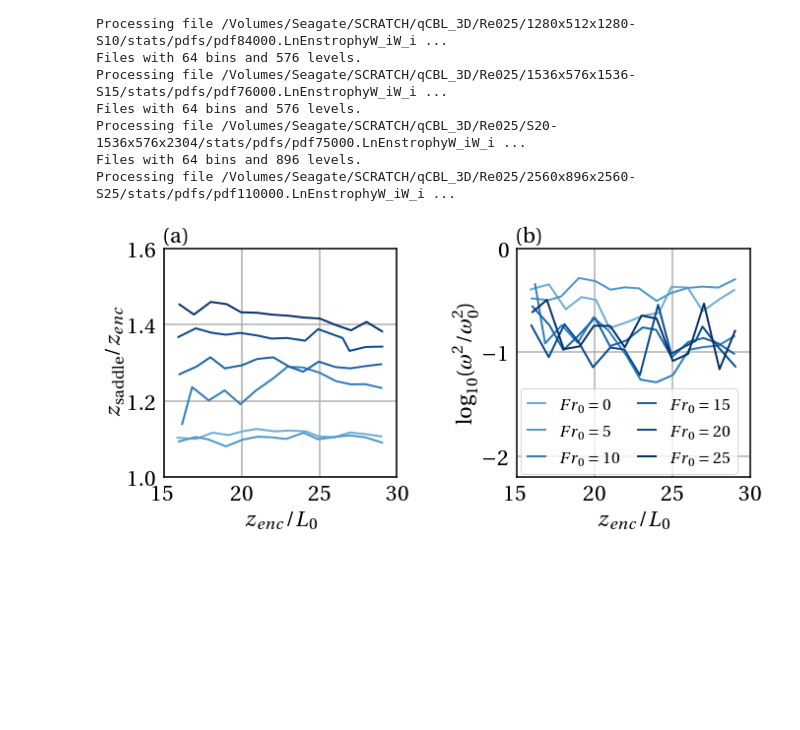
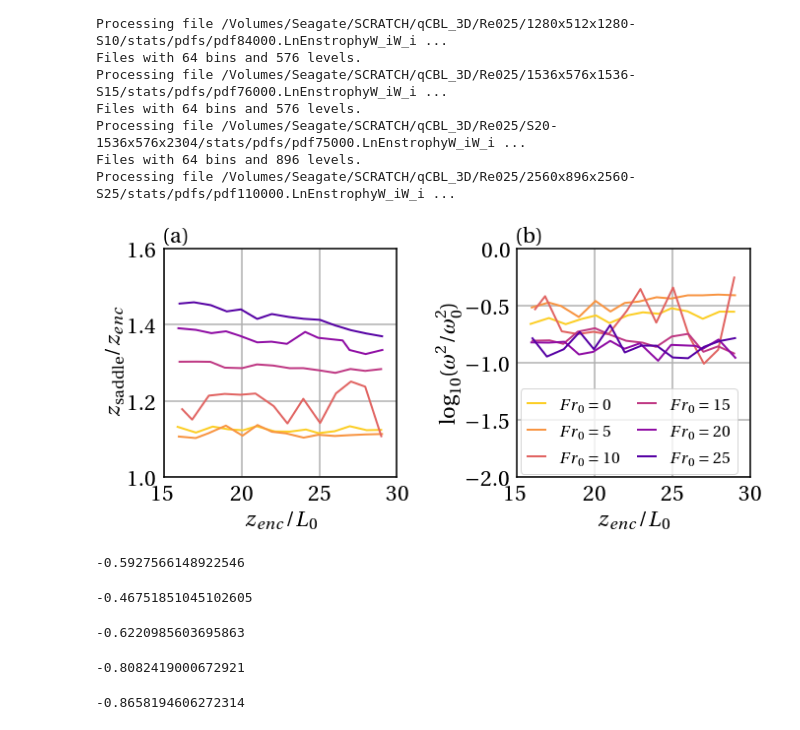
Before and after one commit to katherine-fodor/tlab-tools, a Jupyter notebook: pdfs_saddle_point.ipynb, the cells around one changed output. Drawn from its saved outputs; the diff is of its cells as text; code cells hidden in the pictures; blank space fills up the shorter version.

Commit message:
Updating calculation of saddle point as mean of PDF

```diff
--- a/pdfs_saddle_point.ipynb
+++ b/pdfs_saddle_point.ipynb
@@ -346,38 +405,62 @@ z_ig = np.concatenate((S20_1.z_ig/S20_1.z_enc,S20_2.z_ig/S20_2.z_enc))
 # %%
 # Plot
 
-blues = matplotlib.cm.get_cmap('Blues')
-greens = matplotlib.cm.get_cmap('Greens')
+#blues = matplotlib.cm.get_cmap('Blues')
+
+colors = []
+for value in [0.1,0.25,0.40,0.55,0.7,0.85]:
+    colors.append(matplotlib.cm.get_cmap('plasma_r')(value))
 
 f, (ax1,ax2) = plt.subplots(1,2,figsize=(10,5))
 ax1.grid(True,linewidth=1.5)
 ax2.grid(True,linewidth=1.5)
 ax1.tick_params(bottom=False,left=False)
 ax2.tick_params(bottom=False,left=False)
 ax1.set_ylim(1,1.6)
 ax1.set_xlim(15,30)
-ax2.set_ylim(-2.2,0)
+ax2.set_ylim(-2,0)
 ax2.set_xlim(15,30)
-ax1.plot(S0.z_enc[1:-1]/L0,y_saddle_S0,c=blues(0.5))
-ax1.plot(S05.z_enc[1:-1]/L0,y_saddle_S05,c=blues(0.6))
-ax1.plot(S10.z_enc[1:-1]/L0,y_saddle_S10,c=blues(0.7))
-ax1.plot(S15.z_enc[1:-1]/L0,y_saddle_S15,c=blues(0.8))
-ax1.plot(time[1:-1],y_saddle_S20,c=blues(0.9))
-ax1.plot(S25.z_enc[1:-1]/L0,y_saddle_S25,c=blues(1.0))
-ax2.plot(S0.z_enc[1:-1]/L0,x_saddle_S0,c=blues(0.5),label=r'$Fr_0=0$')
-ax2.plot(S05.z_enc[1:-1]/L0,x_saddle_S05,c=blues(0.6),label=r'$Fr_0=5$')
-ax2.plot(S10.z_enc[1:-1]/L0,x_saddle_S10,c=blues(0.7),label=r'$Fr_0=10$')
-ax2.plot(S15.z_enc[1:-1]/L0,x_saddle_S15,c=blues(0.8),label=r'$Fr_0=15$')
-ax2.plot(time[1:-1],x_saddle_S20,c=blues(0.9),label=r'$Fr_0=20$')
-ax2.plot(S25.z_enc[1:-1]/L0,x_saddle_S25,c=blues(1.0),label=r'$Fr_0=25$')
+ax1.plot(S0.z_enc[1:-1]/L0, y_vort_S0_saddle,   c=colors[0])
+ax1.plot(S05.z_enc[1:-1]/L0,y_vort_S05_saddle,  c=colors[1])
+ax1.plot(S10.z_enc[1:-1]/L0,y_vort_S10_saddle,  c=colors[2])
+ax1.plot(S15.z_enc[1:-1]/L0,y_vort_S15_saddle,  c=colors[3])
+ax1.plot(time[1:-1],        y_vort_S20_saddle,  c=colors[4])
+ax1.plot(S25.z_enc[1:-1]/L0,y_vort_S25_saddle,  c=colors[5])
+ax2.plot(S0.z_enc[1:-1]/L0, meanvort_S0_saddle,  c=colors[0], label=r'$Fr_0=0$')
+ax2.plot(S05.z_enc[1:-1]/L0,meanvort_S05_saddle, c=colors[1], label=r'$Fr_0=5$')
+ax2.plot(S10.z_enc[1:-1]/L0,meanvort_S10_saddle, c=colors[2], label=r'$Fr_0=10$')
+ax2.plot(S15.z_enc[1:-1]/L0,meanvort_S15_saddle, c=colors[3], label=r'$Fr_0=15$')
+ax2.plot(time[1:-1],        meanvort_S20_saddle, c=colors[4], label=r'$Fr_0=20$')
+ax2.plot(S25.z_enc[1:-1]/L0,meanvort_S25_saddle, c=colors[5], label=r'$Fr_0=25$')
 ax1.set_xlabel(r'$z_{enc}/L_0$')
 ax2.set_xlabel(r'$z_{enc}/L_0$')
 ax1.set_ylabel(r'$z_\mathrm{saddle}/z_{enc}$')
 ax2.set_ylabel(r'$\mathrm{log}_{10}(\omega^2/\omega_0^2)$')
 ax1.set_title('(a)',fontsize=24,loc='left')
 ax2.set_title('(b)',fontsize=24,loc='left')
 ax2.legend(loc='best',fontsize=18,handlelength=1,borderaxespad=0.2,ncol=2,columnspacing=1)
 plt.tight_layout()
+plt.savefig(opath+'pdfs_saddle_point_mean.pdf',bbox_inches='tight')
 plt.show()
 # %% [output]
-[figure, old version]
+[figure, new version]
+# %%
+np.mean(meanvort_S0_saddle)
+# %% [output]
+-0.5927566148922546
+# %%
+np.mean(meanvort_S05_saddle)
+# %% [output]
+-0.46751851045102605
+# %%
+np.mean(meanvort_S10_saddle)
+# %% [output]
+-0.6220985603695863
+# %%
+np.mean(meanvort_S15_saddle)
+# %% [output]
+-0.8082419000672921
+# %%
+np.mean(meanvort_S20_saddle)
+# %% [output]
+-0.8658194606272314
```
Also changed, not shown: parts of 7 cells of this notebook, 3 other files.
